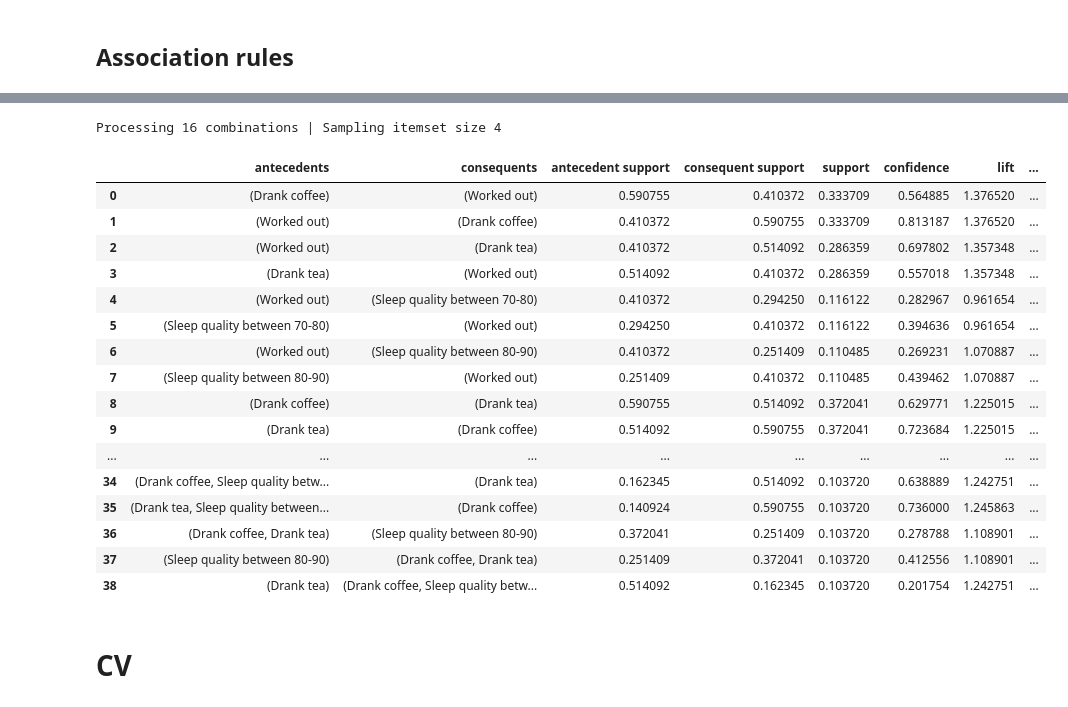
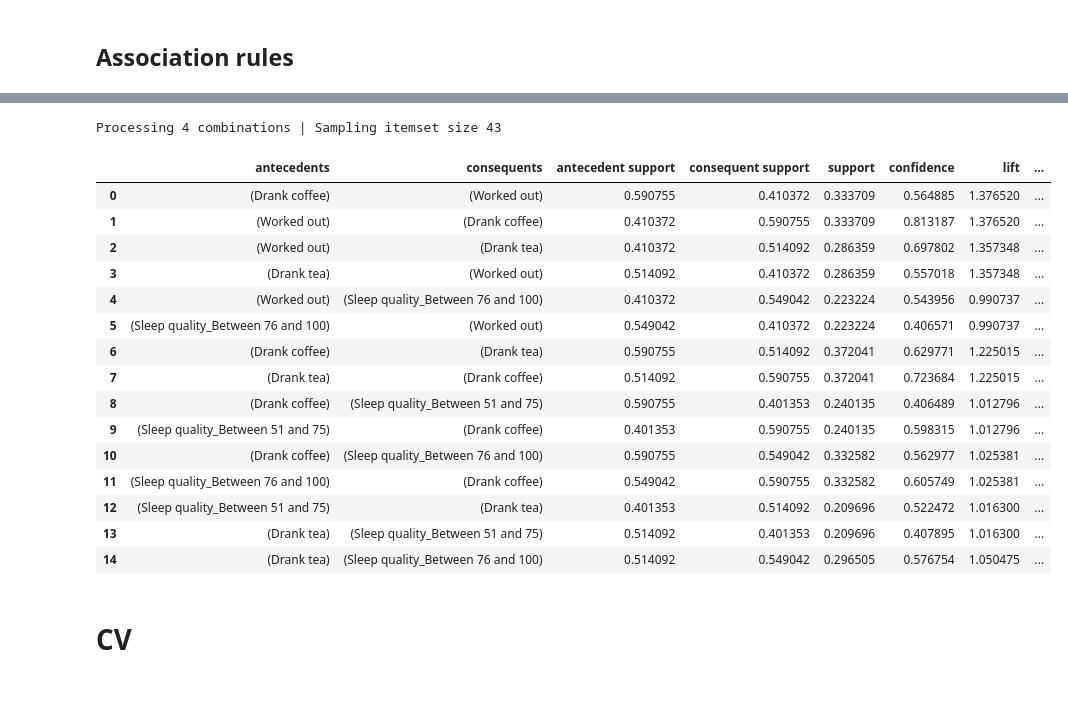
Before and after one commit to aarongp11/datamining_project, a Jupyter notebook: data_mining project/workingCV2.ipynb, the cells around one changed output, grey strips where cells are left out. Drawn from its saved outputs; the diff is of its cells as text; code cells hidden in the pictures.

```diff
--- a/data_mining project/workingCV2.ipynb
+++ b/data_mining project/workingCV2.ipynb
@@ -382,7 +382,12 @@ rules_dataset=final_dataset.copy()
 rules_dataset['Sleep quality']=df_cleaned['Sleep quality']
 # %%
 scaled_features_df = pd.DataFrame(standardized_X, index=final_dataset.index, columns=final_dataset.columns)
-# %%
-sep=10 #pandas has built in binning?
-for i in range(sep, 101, sep):
-    rules_dataset["Sleep quality between "+str(i - sep)+"-"+str(i)] = ((rules_dataset["Sleep quality"] < i) & (rules_dataset["Sleep quality"] > (i-sep))).apply(lambda x: int(x))
+# %%
+rules_dataset["Sleep quality"]=pd.cut(df_cleaned['Sleep quality'], bins=4, labels=False)
+target_names = {
+    0:"Between 0 and 25",
+    1:"Between 26 and 50",
+    2:"Between 51 and 75",
+    3:"Between 76 and 100"
+}
+rules_dataset["Sleep quality"]=rules_dataset["Sleep quality"].map(target_names)
@@ -394,29 +415,29 @@ rules_dataset['Sleep quality'].hist(bins=sep)
+# %%
+rules_dataset=pd.get_dummies(rules_dataset,columns=['Sleep quality'])
 # %%
-rules_dataset=rules_dataset.drop(['Start time in second','End time in second','Time in bed','Activity (steps)','Sleep quality','Day of week'],axis=1)
+rules_dataset=rules_dataset.drop(['Start time in second','End time in second','Time in bed','Activity (steps)','Day of week'],axis=1)
 # %%
-#association rules
-er = apriori(rules_dataset, min_support = 0.1, use_colnames = True, verbose = 1)
+er = apriori(rules_dataset, min_support = 0.2, use_colnames = True, verbose = 1)
 df_ar = association_rules(er, metric = "confidence", min_threshold = 0.2)
-df_ar
+df_ar.head(15)
 # %% [output]
-Processing 16 combinations | Sampling itemset size 4
+Processing 4 combinations | Sampling itemset size 43
 |  | antecedents | consequents | antecedent support | consequent support | support | confidence | lift | ... |
 | 0 | (Drank coffee) | (Worked out) | 0.590755 | 0.410372 | 0.333709 | 0.564885 | 1.376520 | ... |
 | 1 | (Worked out) | (Drank coffee) | 0.410372 | 0.590755 | 0.333709 | 0.813187 | 1.376520 | ... |
 | 2 | (Worked out) | (Drank tea) | 0.410372 | 0.514092 | 0.286359 | 0.697802 | 1.357348 | ... |
 | 3 | (Drank tea) | (Worked out) | 0.514092 | 0.410372 | 0.286359 | 0.557018 | 1.357348 | ... |
-| 4 | (Worked out) | (Sleep quality between 70-80) | 0.410372 | 0.294250 | 0.116122 | 0.282967 | 0.961654 | ... |
-| 5 | (Sleep quality between 70-80) | (Worked out) | 0.294250 | 0.410372 | 0.116122 | 0.394636 | 0.961654 | ... |
-| 6 | (Worked out) | (Sleep quality between 80-90) | 0.410372 | 0.251409 | 0.110485 | 0.269231 | 1.070887 | ... |
-| 7 | (Sleep quality between 80-90) | (Worked out) | 0.251409 | 0.410372 | 0.110485 | 0.439462 | 1.070887 | ... |
-| 8 | (Drank coffee) | (Drank tea) | 0.590755 | 0.514092 | 0.372041 | 0.629771 | 1.225015 | ... |
-| 9 | (Drank tea) | (Drank coffee) | 0.514092 | 0.590755 | 0.372041 | 0.723684 | 1.225015 | ... |
-| ... | ... | ... | ... | ... | ... | ... | ... | ... |
-| 34 | (Drank coffee, Sleep quality betw... | (Drank tea) | 0.162345 | 0.514092 | 0.103720 | 0.638889 | 1.242751 | ... |
-| 35 | (Drank tea, Sleep quality between... | (Drank coffee) | 0.140924 | 0.590755 | 0.103720 | 0.736000 | 1.245863 | ... |
-| 36 | (Drank coffee, Drank tea) | (Sleep quality between 80-90) | 0.372041 | 0.251409 | 0.103720 | 0.278788 | 1.108901 | ... |
-| 37 | (Sleep quality between 80-90) | (Drank coffee, Drank tea) | 0.251409 | 0.372041 | 0.103720 | 0.412556 | 1.108901 | ... |
-| 38 | (Drank tea) | (Drank coffee, Sleep quality betw... | 0.514092 | 0.162345 | 0.103720 | 0.201754 | 1.242751 | ... |
+| 4 | (Worked out) | (Sleep quality_Between 76 and 100) | 0.410372 | 0.549042 | 0.223224 | 0.543956 | 0.990737 | ... |
+| 5 | (Sleep quality_Between 76 and 100) | (Worked out) | 0.549042 | 0.410372 | 0.223224 | 0.406571 | 0.990737 | ... |
+| 6 | (Drank coffee) | (Drank tea) | 0.590755 | 0.514092 | 0.372041 | 0.629771 | 1.225015 | ... |
+| 7 | (Drank tea) | (Drank coffee) | 0.514092 | 0.590755 | 0.372041 | 0.723684 | 1.225015 | ... |
+| 8 | (Drank coffee) | (Sleep quality_Between 51 and 75) | 0.590755 | 0.401353 | 0.240135 | 0.406489 | 1.012796 | ... |
+| 9 | (Sleep quality_Between 51 and 75) | (Drank coffee) | 0.401353 | 0.590755 | 0.240135 | 0.598315 | 1.012796 | ... |
+| 10 | (Drank coffee) | (Sleep quality_Between 76 and 100) | 0.590755 | 0.549042 | 0.332582 | 0.562977 | 1.025381 | ... |
+| 11 | (Sleep quality_Between 76 and 100) | (Drank coffee) | 0.549042 | 0.590755 | 0.332582 | 0.605749 | 1.025381 | ... |
+| 12 | (Sleep quality_Between 51 and 75) | (Drank tea) | 0.401353 | 0.514092 | 0.209696 | 0.522472 | 1.016300 | ... |
+| 13 | (Drank tea) | (Sleep quality_Between 51 and 75) | 0.514092 | 0.401353 | 0.209696 | 0.407895 | 1.016300 | ... |
+| 14 | (Drank tea) | (Sleep quality_Between 76 and 100) | 0.514092 | 0.549042 | 0.296505 | 0.576754 | 1.050475 | ... |
 # %% [markdown]
 # CV
 # %%
```
Also changed, not shown: parts of 11 cells of this notebook.
